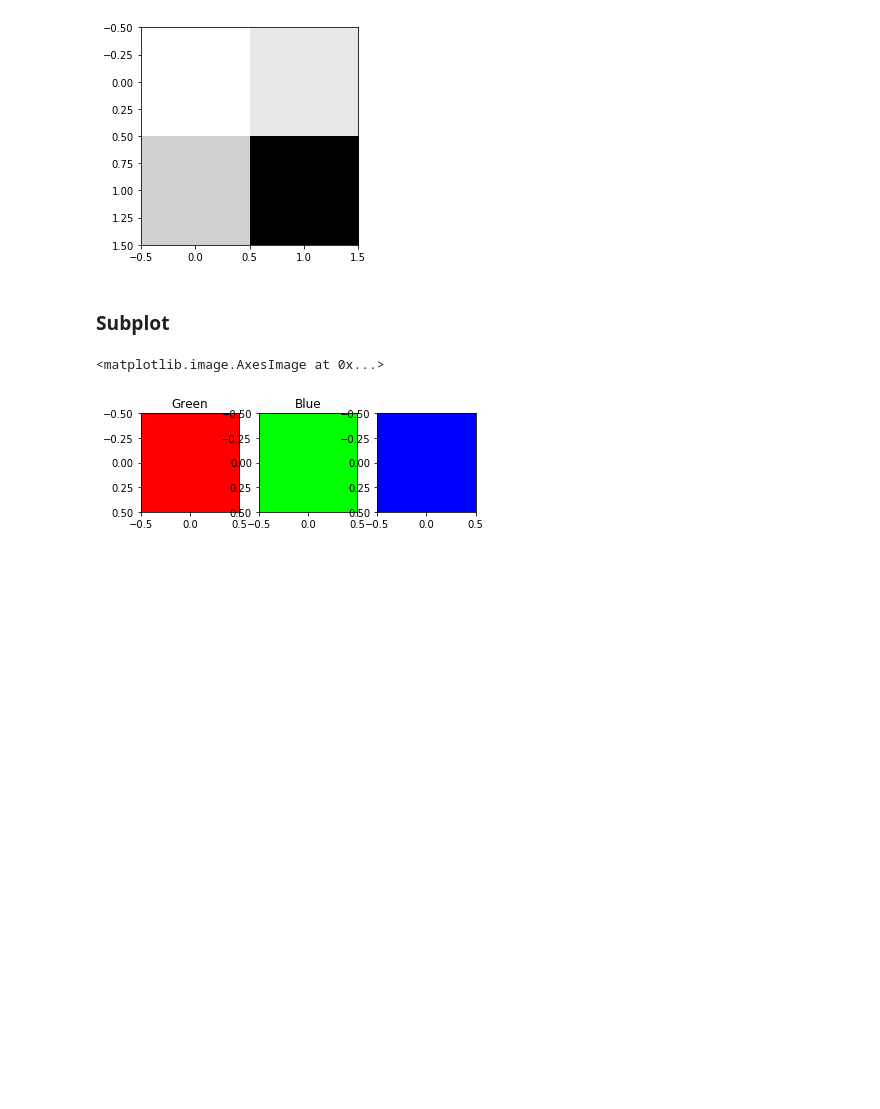
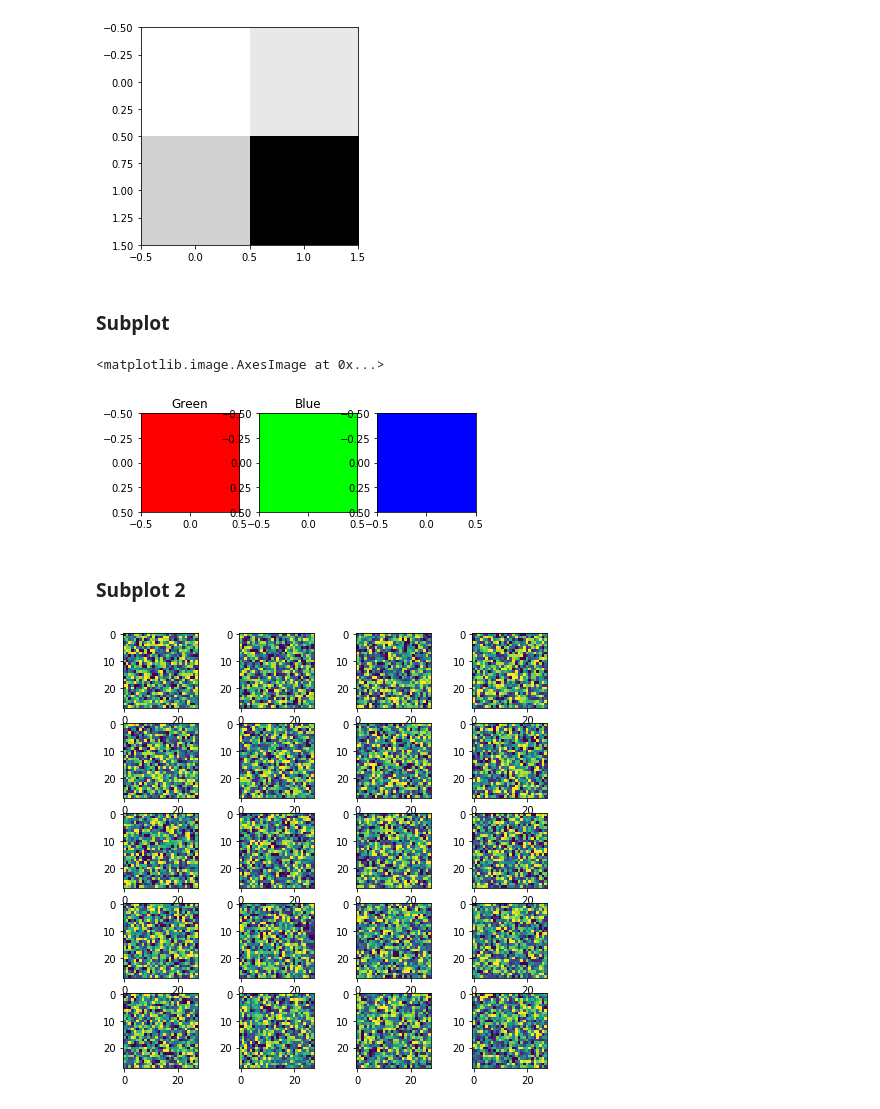
Before and after one commit to exitudio/research-ai, a Jupyter notebook: doc/matplot.ipynb, the cells around one changed output. Cells and saved outputs as stored; diff of their text form; code cells hidden in the pictures; blank space fills up the shorter version.

```diff
--- a/doc/matplot.ipynb
+++ b/doc/matplot.ipynb
@@ -67,3 +67,18 @@ plt.imshow(blue)
 # %% [output]
 <matplotlib.image.AxesImage at 0x...>
 [figure]
+# %% [markdown]
+### Subplot 2
+# %%
+w=28
+h=28
+fig=plt.figure(figsize=(8, 8))
+columns = 4
+rows = 5
+for i in range(1, columns*rows +1):
+    img = np.random.randint(10, size=(h,w))
+    fig.add_subplot(rows, columns, i)
+    plt.imshow(img)
+plt.show()
+# %% [output]
+[figure, added]
```
Also changed, not shown: parts of 5 cells of this notebook, 17 other files.
